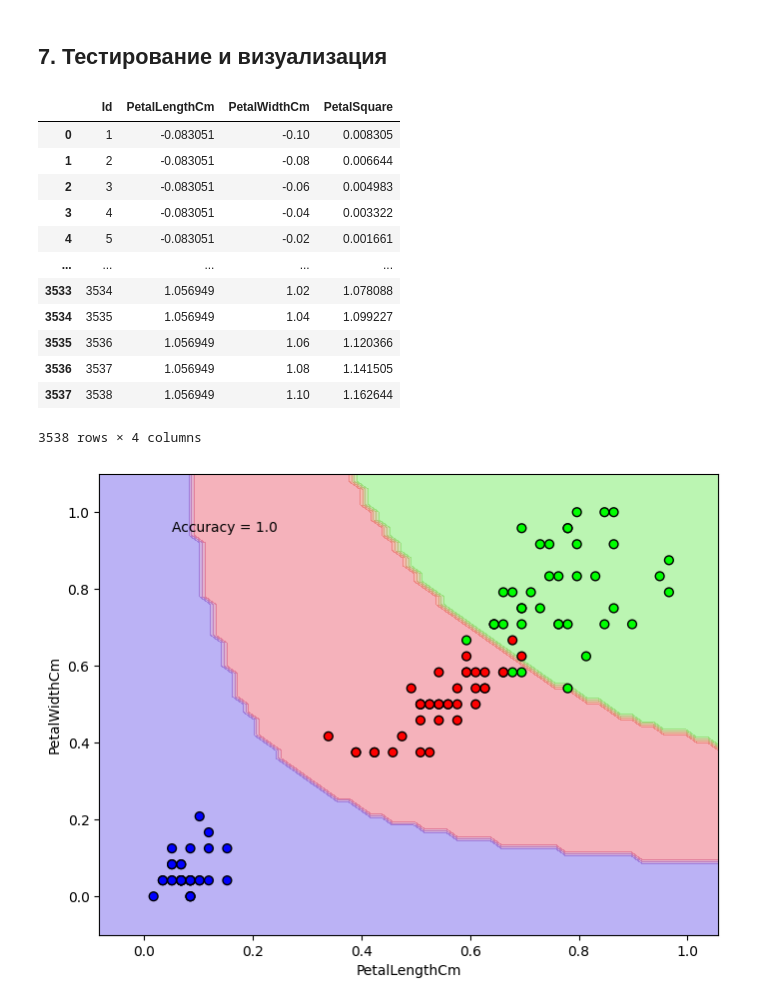
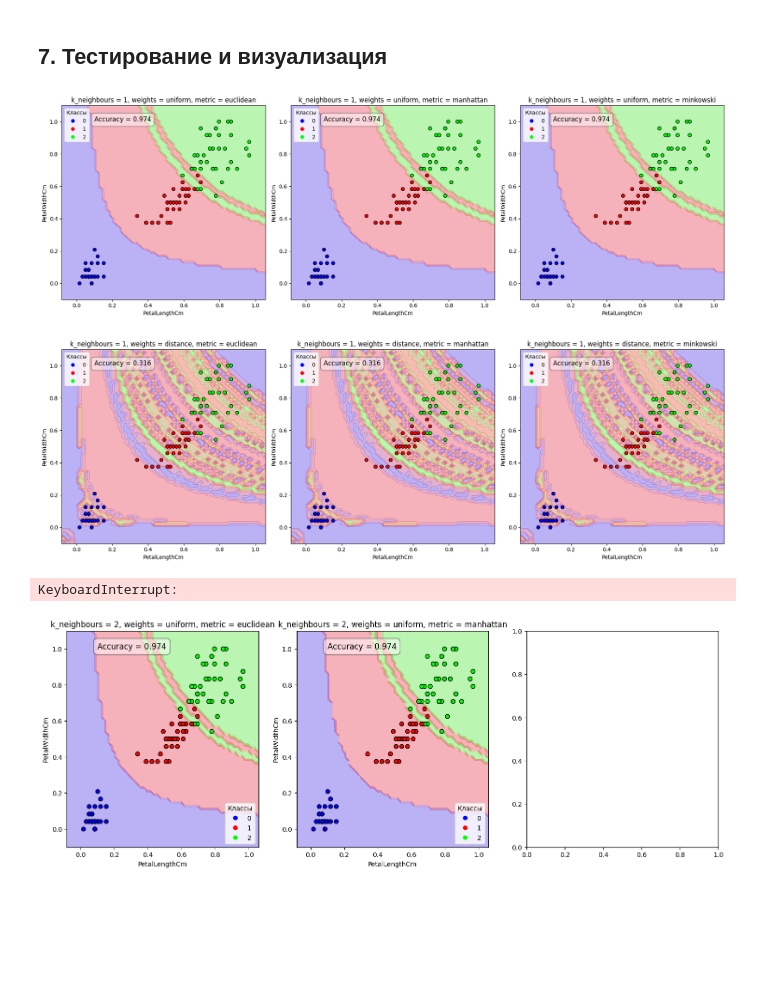
Before and after one commit to Xivalor/ml-course-homeworks, a Jupyter notebook: hw03_KNN/KNN.ipynb, the cells around one changed output. Cells and saved outputs as stored; diff of their text form; code cells hidden in the pictures; blank space fills up the shorter version.

Commit message:
done: plots. to do: fix distance weigths

```diff
--- a/hw03_KNN/KNN.ipynb
+++ b/hw03_KNN/KNN.ipynb
@@ -181,7 +181,7 @@ class KNN():
         for x in X[self.predict_column]:
             distances = np.array([self.distance(x, x_train) for x_train in self.X_train[self.predict_column]])
             nearest_neighbours = distances.argsort()[:self.k_neighbours]
-            nearest_distances = distances[nearest_neighbours]
+            nearest_distances = distances.sort()[:self.k_neighbours]
             nearest_labels = self.y_train.iloc[nearest_neighbours].values.ravel()
             if self.weights == 'uniform':
                 predictions.append(np.argmax(np.bincount(nearest_labels)))
@@ -199,52 +199,54 @@ class KNN():
 # %%
 X_train, X_test, y_train, y_test = train_test_split(X, y, test_size=0.25, random_state=42)
 
-model = KNN(k_neighbours=10)
-model.fit(X_train, y_train)
-
-def plot_decision(X, y, model, h = 0.02):
+def plot_decision(axs, i, X, y, model, h = 0.02):
     x_min, x_max = X['PetalLengthCm'].min(), X['PetalLengthCm'].max()
     y_min, y_max = X['PetalWidthCm'].min(), X['PetalWidthCm'].max()
 
     x_range = np.arange(x_min - 0.1, x_max + 0.1, h)
     y_range = np.arange(y_min - 0.1, y_max + 0.1, h)
 
     x_flat = np.repeat(x_range, len(y_range))
     y_flat = np.tile(y_range, len(x_range))
 
     squares = x_flat * y_flat
 
     df_plot = pd.DataFrame({
         'Id': np.arange(1, len(x_flat) + 1),
         'PetalLengthCm': x_flat,
         'PetalWidthCm': y_flat,
         'PetalSquare': squares,
     })
-    display(df_plot)
 
     Z = model.predict(df_plot)
     Z_matrix = Z.reshape(len(x_range), len(y_range))
-    plt.figure(figsize=(8, 6))
-    plt.contourf(x_range, y_range, Z_matrix.T, alpha=0.3, cmap='brg')
-    plt.scatter(X['PetalLengthCm'], X['PetalWidthCm'], c = y['Species'], edgecolors='k', cmap='brg', s=40)
-    plt.xlabel('PetalLengthCm')
-    plt.ylabel('PetalWidthCm')
+    # plt.figure(figsize=(8, 6))
+    axs[i].contourf(x_range, y_range, Z_matrix.T, alpha=0.3, cmap='brg')
+    scatter = axs[i].scatter(X['PetalLengthCm'], X['PetalWidthCm'], c = y['Species'], edgecolors='k', cmap='brg', s=40)
+    axs[i].set_xlabel('PetalLengthCm')
+    axs[i].set_ylabel('PetalWidthCm')
+    axs[i].legend(*scatter.legend_elements(), title="Классы")
 
-plot_decision(X_train, y_train, model)
-plt.text(0.05, 0.95, f"Accuracy = {model.score(X_test, y_test)}")
-plt.show()
+for k_neighbours in range(1, 21):
+    for weights in ['uniform', 'distance']:
+        fig, axs = plt.subplots(1, 3, figsize=(18,6))
+        for i, metric in enumerate(['euclidean', 'manhattan', 'minkowski']):
+            model = KNN(k_neighbours, metric, weights)
+            model.fit(X_train, y_train)
+
+            plot_decision(axs, i, X_train, y_train, model)
+
+            axs[i].text(0.1, 1, f"Accuracy = {model.score(X_test, y_test):.3f}", fontsize=12,
+                            bbox=dict(facecolor='white',
+                            edgecolor='black',
+                            boxstyle='round,pad=0.5',
+                            alpha=0.5))
+            axs[i].set_title(f"k_neighbours = {k_neighbours}, weights = {weights}, metric = {metric}")
+
+        plt.tight_layout()
+        plt.show()
 # %% [output]
-|  | Id | PetalLengthCm | PetalWidthCm | PetalSquare |
-| 0 | 1 | -0.083051 | -0.10 | 0.008305 |
-| 1 | 2 | -0.083051 | -0.08 | 0.006644 |
-| 2 | 3 | -0.083051 | -0.06 | 0.004983 |
-| 3 | 4 | -0.083051 | -0.04 | 0.003322 |
-| 4 | 5 | -0.083051 | -0.02 | 0.001661 |
-| ... | ... | ... | ... | ... |
-| 3533 | 3534 | 1.056949 | 1.02 | 1.078088 |
-| 3534 | 3535 | 1.056949 | 1.04 | 1.099227 |
-| 3535 | 3536 | 1.056949 | 1.06 | 1.120366 |
-| 3536 | 3537 | 1.056949 | 1.08 | 1.141505 |
-| 3537 | 3538 | 1.056949 | 1.10 | 1.162644 |
+[figure, new version]
+[figure, added]
-3538 rows × 4 columns
+KeyboardInterrupt:
-[figure, old version]
+[figure, added]
```
